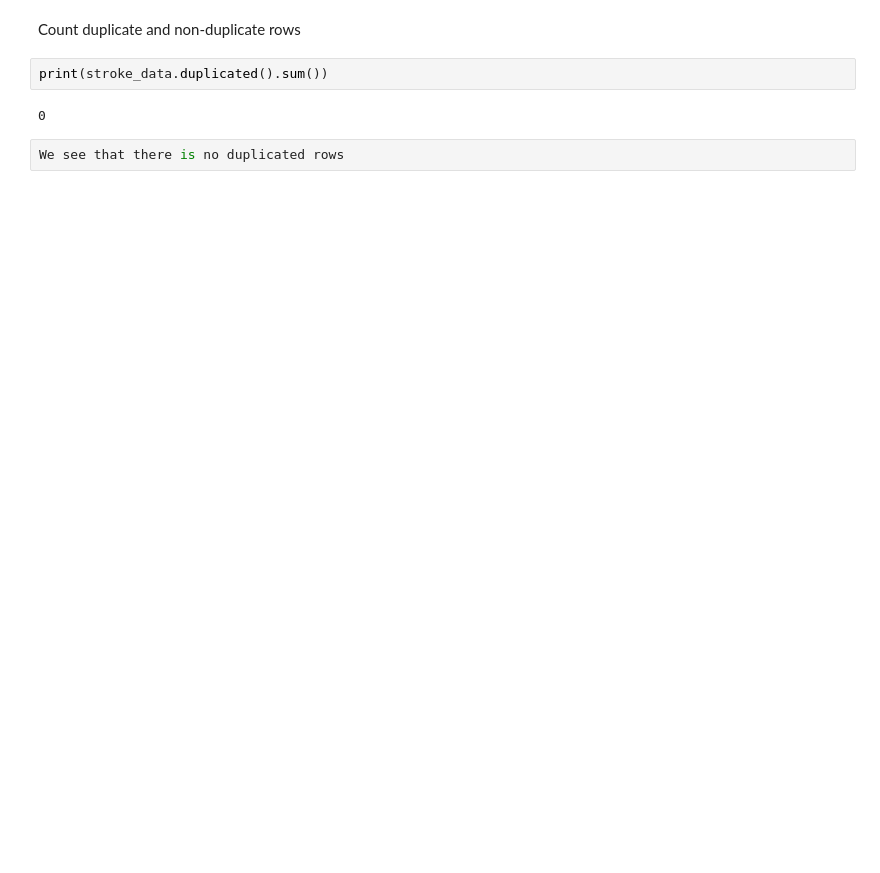
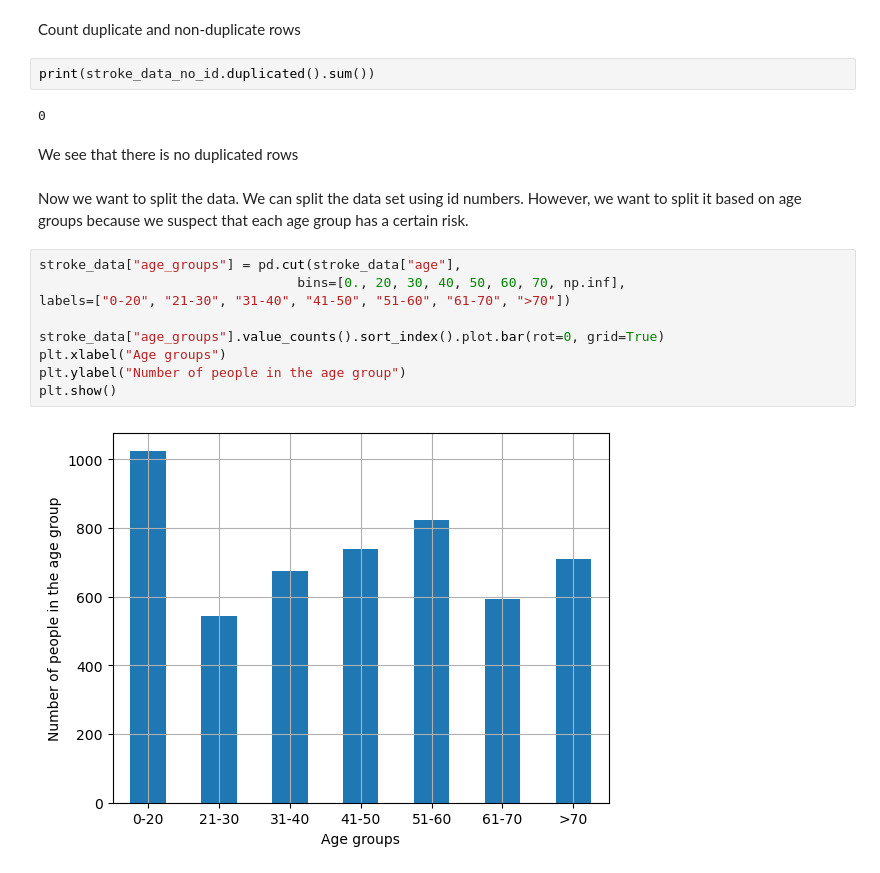
Before and after one commit to lenguyenthuyvan/M682finalproject, a Jupyter notebook: finalproject.ipynb, the cells around one changed output. Drawn from its saved outputs; the diff is of its cells as text; blank space fills up the shorter version.

```diff
--- a/finalproject.ipynb
+++ b/finalproject.ipynb
@@ -124,8 +166,21 @@ plt.show()
 # %% [markdown]
 Count duplicate and non-duplicate rows
 # %%
-print(stroke_data.duplicated().sum())
+print(stroke_data_no_id.duplicated().sum())
 # %% [output]
 0
-# %%
-We see that there is no duplicated rows
+# %% [markdown]
+We see that there is no duplicated rows
+# %% [markdown]
+Now we want to split the data. We can split the data set using id numbers. However, we want to split it based on age groups because we suspect that each age group has a certain risk.
+# %%
+stroke_data["age_groups"] = pd.cut(stroke_data["age"],
+                                 bins=[0., 20, 30, 40, 50, 60, 70, np.inf],
+labels=["0-20", "21-30", "31-40", "41-50", "51-60", "61-70", ">70"])
+
+stroke_data["age_groups"].value_counts().sort_index().plot.bar(rot=0, grid=True)
+plt.xlabel("Age groups")
+plt.ylabel("Number of people in the age group")
+plt.show()
+# %% [output]
+[figure, added]
```
Also changed, not shown: parts of 20 cells of this notebook.
